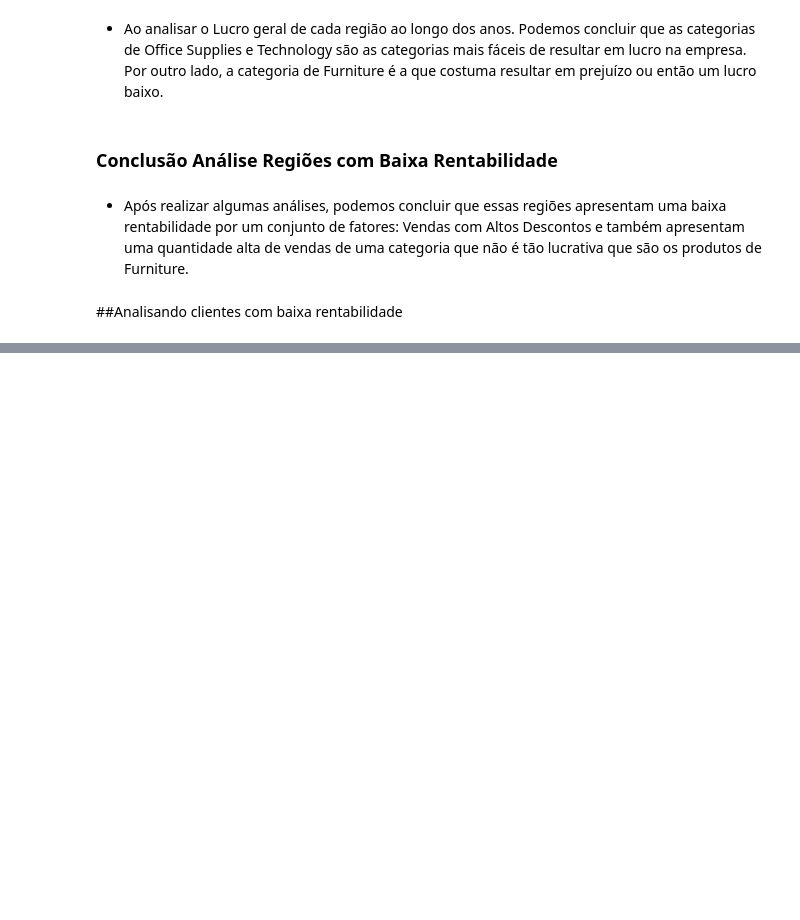
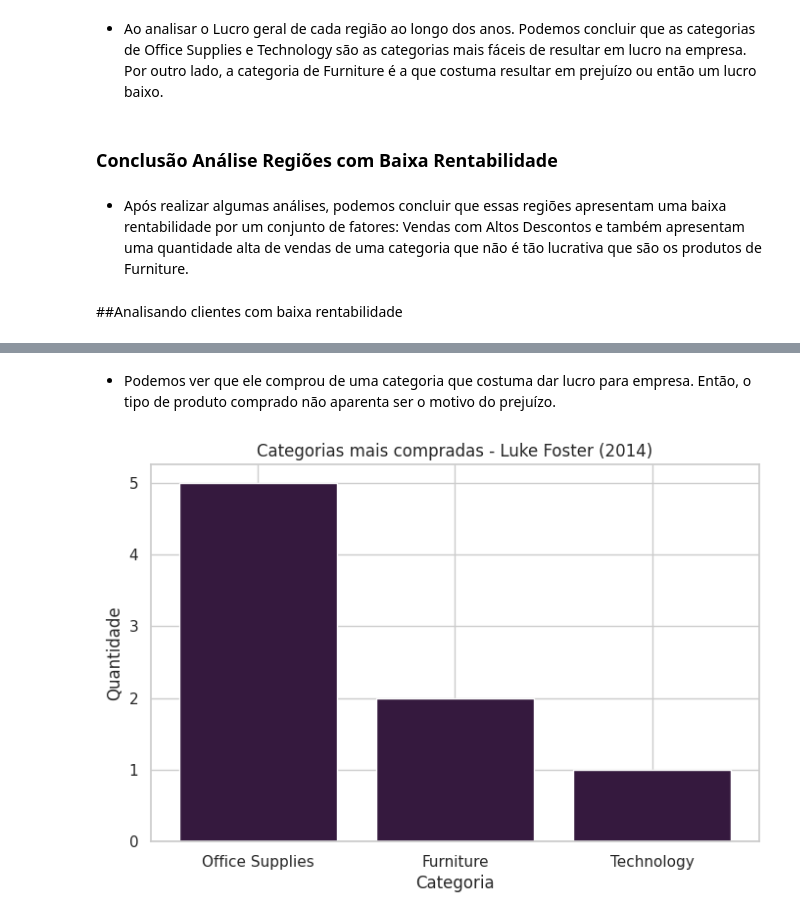
Before and after one commit to Ronaldo-Junior1/analise-dados-supermercado, a Jupyter notebook: Analise_base_supermercadoTeste.ipynb, the cells around one changed output, grey strips where cells are left out. Cells and saved outputs as stored; diff of their text form; code cells hidden in the pictures; blank space fills up the shorter version.

```diff
--- a/Analise_base_supermercadoTeste.ipynb
+++ b/Analise_base_supermercadoTeste.ipynb
@@ -1535,0 +1540,14 @@ df_Grant.describe()
+# %% [markdown]
+- Podemos ver que ele comprou de uma categoria que costuma dar lucro para empresa. Então, o tipo de produto comprado não aparenta ser o motivo do prejuízo.
+# %%
+plt.figure(figsize=(8,5))
+
+plt.bar(df[(df['Year'] == 2014) & (df['Customer_Name'] == 'Luke Foster')]['Category'].value_counts().index, df[(df['Year'] == 2014) & (df['Customer_Name'] == 'Luke Foster')]['Category'].value_counts().values)
+
+plt.title('Categorias mais compradas - Luke Foster (2014)')
+plt.xlabel('Categoria')
+plt.ylabel('Quantidade')
+
+plt.show()
+# %% [output]
+[figure, added]
```
Also changed, not shown: parts of 82 cells of this notebook.
